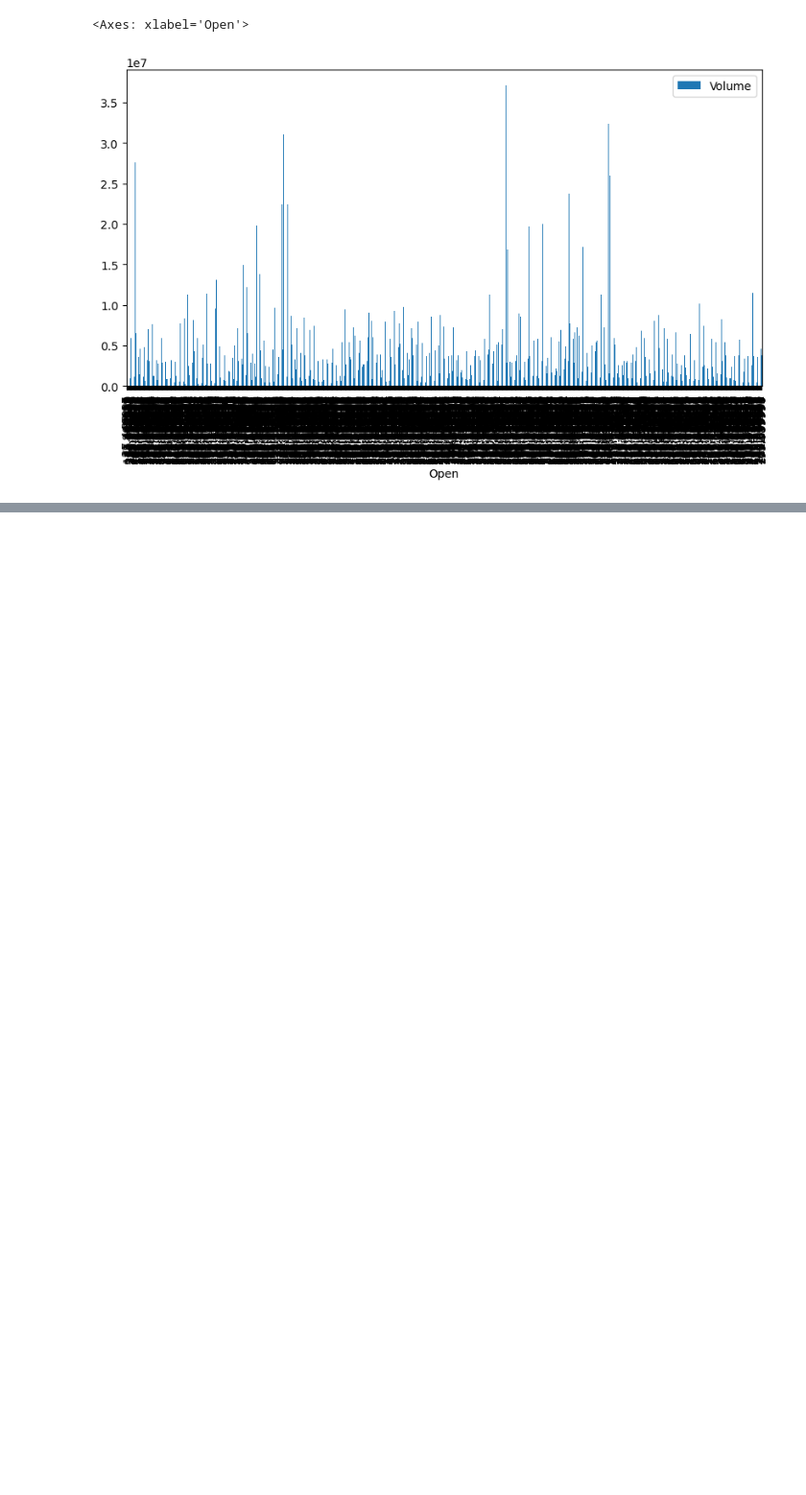
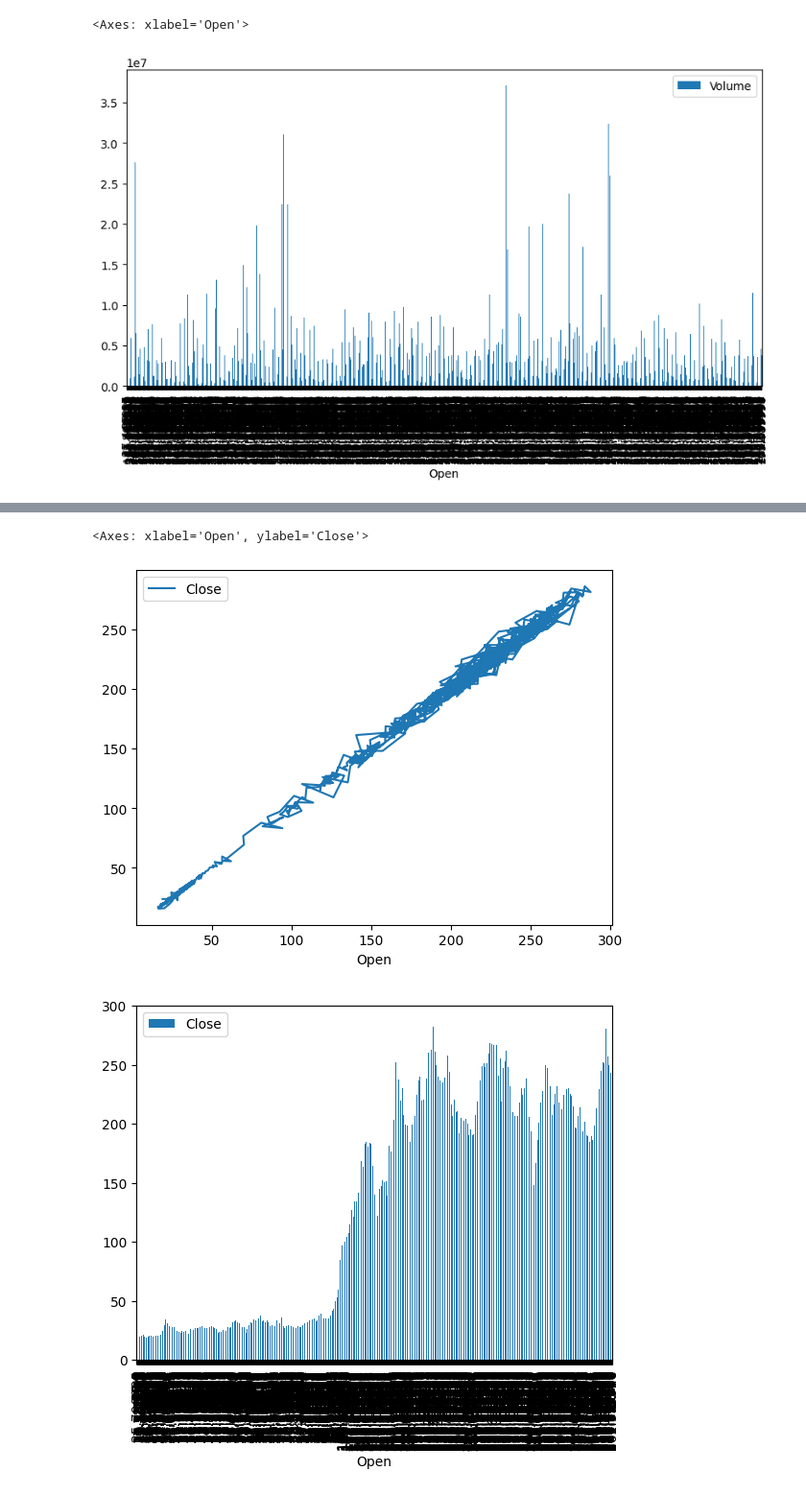
Before and after one commit to awaiskhan005/DATA-SCIENCE-AND-AI-, a Jupyter notebook: TESLA_stock_price_project_31.ipynb, the cells around one changed output, grey strips where cells are left out. Shown at 96% size. Drawn from its saved outputs; the diff is of its cells as text; code cells hidden in the pictures; blank space fills up the shorter version.

```diff
--- a/TESLA_stock_price_project_31.ipynb
+++ b/TESLA_stock_price_project_31.ipynb
@@ -263,3 +263,13 @@ fig = px.violin(df, x='Open', y='Close')
 fig.show()
 # %% [output]
 [interactive output not drawn]
+# %%
+# prompt: make some differenct plots using plt
+
+df.plot.line(x='Open', y='Close')
+df.plot.bar(x='Open', y='Close')
+df.plot.scatter(x='Open', y='Close')
+# %% [output]
+<Axes: xlabel='Open', ylabel='Close'>
+[figure, added]
+[figure, added]
```
Also changed, not shown: parts of 3 cells of this notebook.
